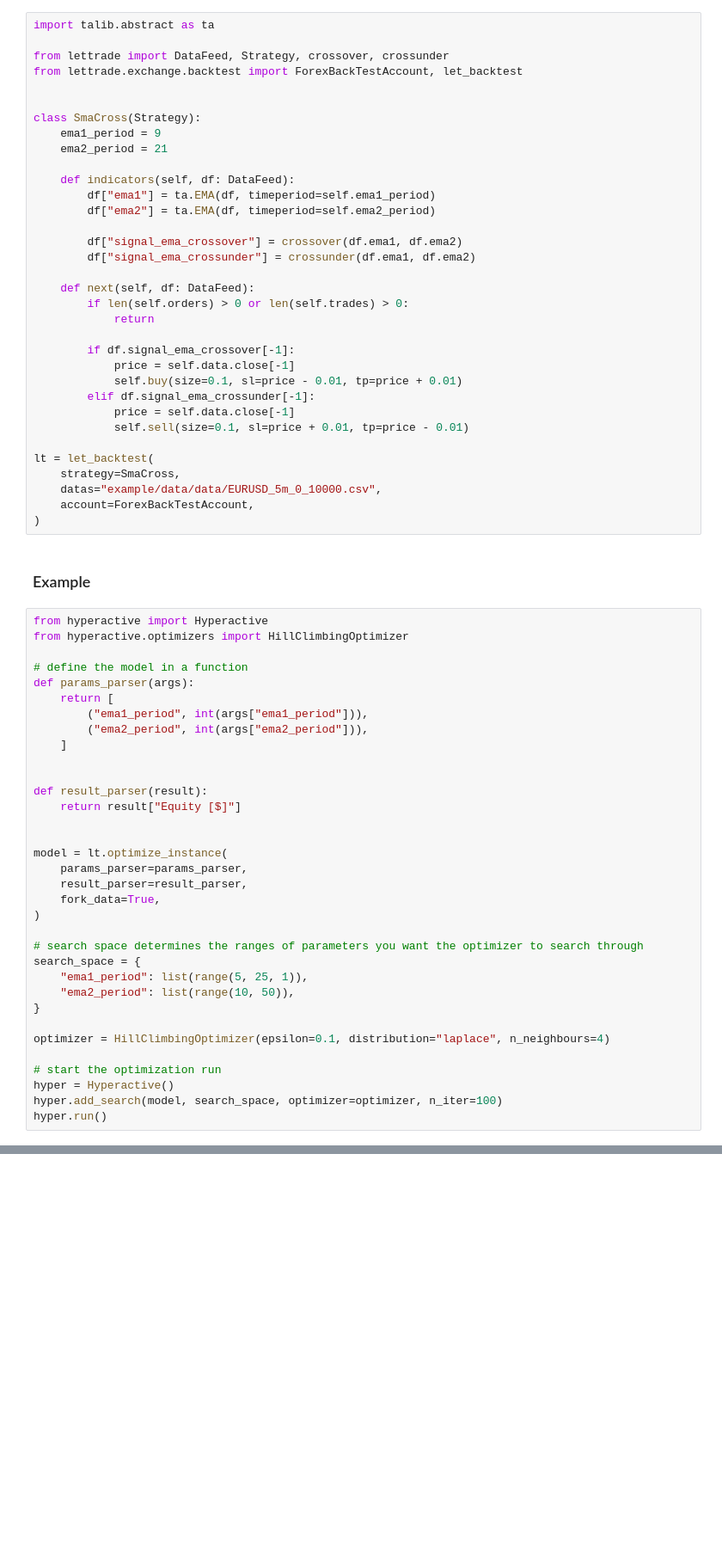
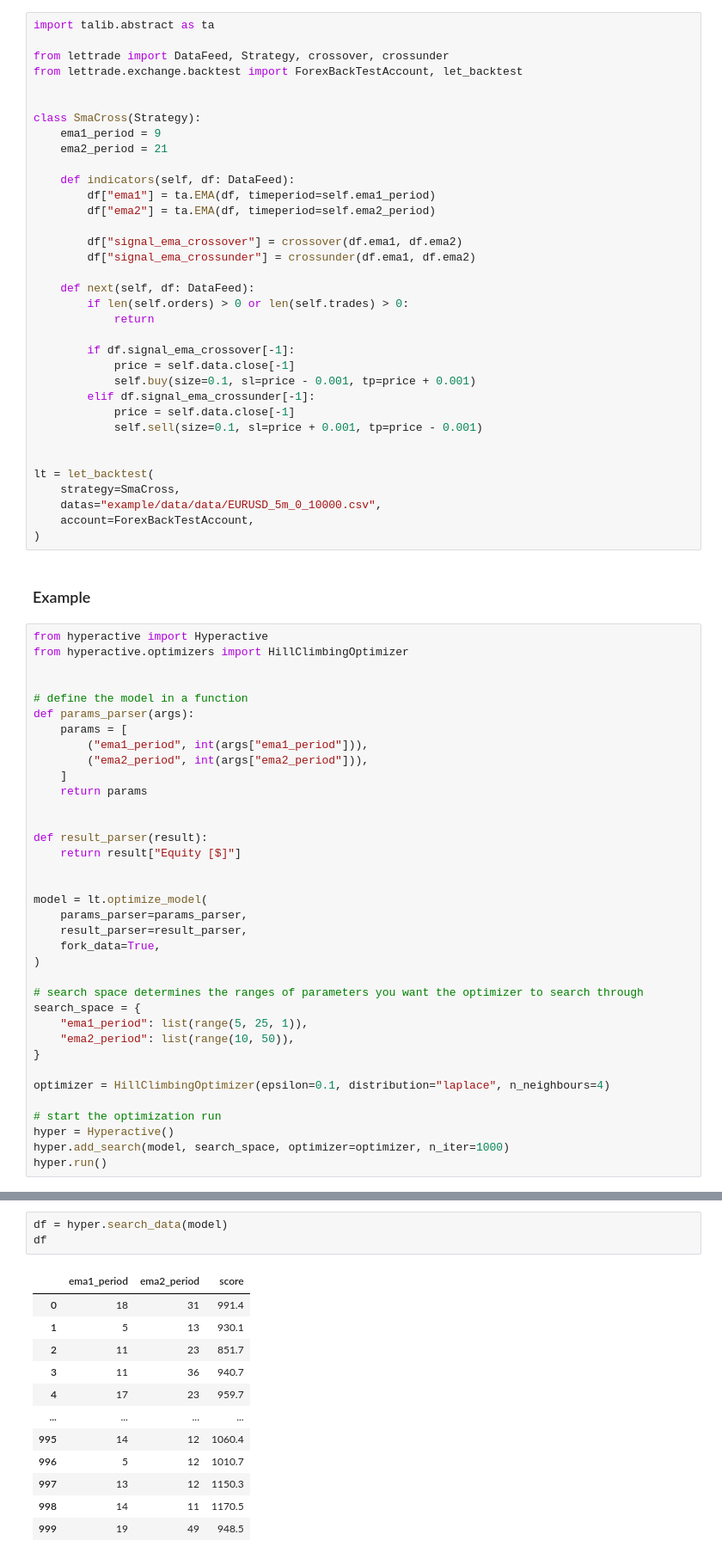
Before and after one commit to AwesomeTrading/LetTrade, a Jupyter notebook: docs/tutorial/optimize/hyperactive.ipynb, the cells around one changed output, grey strips where cells are left out. Shown at 86% size. Drawn from its saved outputs; the diff is of its cells as text; blank space fills up the shorter version.

```diff
--- a/docs/tutorial/optimize/hyperactive.ipynb
+++ b/docs/tutorial/optimize/hyperactive.ipynb
@@ -31,10 +31,11 @@ class SmaCross(Strategy):
 
         if df.signal_ema_crossover[-1]:
             price = self.data.close[-1]
-            self.buy(size=0.1, sl=price - 0.01, tp=price + 0.01)
+            self.buy(size=0.1, sl=price - 0.001, tp=price + 0.001)
         elif df.signal_ema_crossunder[-1]:
             price = self.data.close[-1]
-            self.sell(size=0.1, sl=price + 0.01, tp=price - 0.01)
+            self.sell(size=0.1, sl=price + 0.001, tp=price - 0.001)
+
 
 lt = let_backtest(
     strategy=SmaCross,
@@ -47,19 +48,21 @@ lt = let_backtest(
 from hyperactive import Hyperactive
 from hyperactive.optimizers import HillClimbingOptimizer
 
+
 # define the model in a function
 def params_parser(args):
-    return [
+    params = [
         ("ema1_period", int(args["ema1_period"])),
         ("ema2_period", int(args["ema2_period"])),
     ]
+    return params
 
 
 def result_parser(result):
     return result["Equity [$]"]
 
 
-model = lt.optimize_instance(
+model = lt.optimize_model(
     params_parser=params_parser,
     result_parser=result_parser,
     fork_data=True,
@@ -75,6 +78,6 @@ optimizer = HillClimbingOptimizer(epsilon=0.1, distribution="laplace", n_neighbo
 
 # start the optimization run
 hyper = Hyperactive()
-hyper.add_search(model, search_space, optimizer=optimizer, n_iter=100)
+hyper.add_search(model, search_space, optimizer=optimizer, n_iter=1000)
 hyper.run()
 # %% [output]
@@ -92,0 +96,16 @@ Results: '_optimize_instance'
+# %%
+df = hyper.search_data(model)
+df
+# %% [output]
+|  | ema1_period | ema2_period | score |
+| 0 | 18 | 31 | 991.4 |
+| 1 | 5 | 13 | 930.1 |
+| 2 | 11 | 23 | 851.7 |
+| 3 | 11 | 36 | 940.7 |
+| 4 | 17 | 23 | 959.7 |
+| ... | ... | ... | ... |
+| 995 | 14 | 12 | 1060.4 |
+| 996 | 5 | 12 | 1010.7 |
+| 997 | 13 | 12 | 1150.3 |
+| 998 | 14 | 11 | 1170.5 |
+| 999 | 19 | 49 | 948.5 |
```
Also changed, not shown: parts of 7 cells of this notebook, 7 other files.
